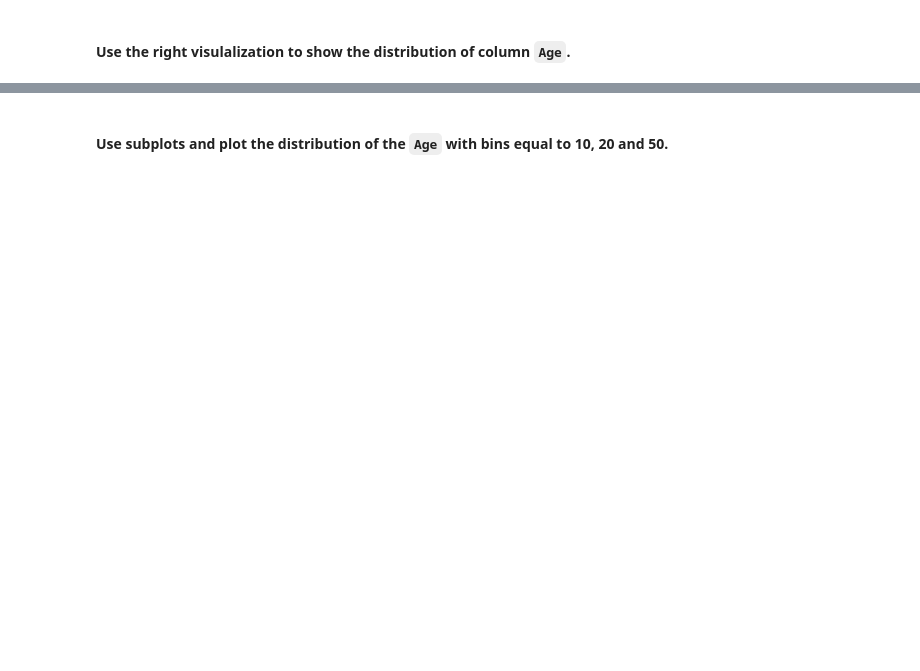
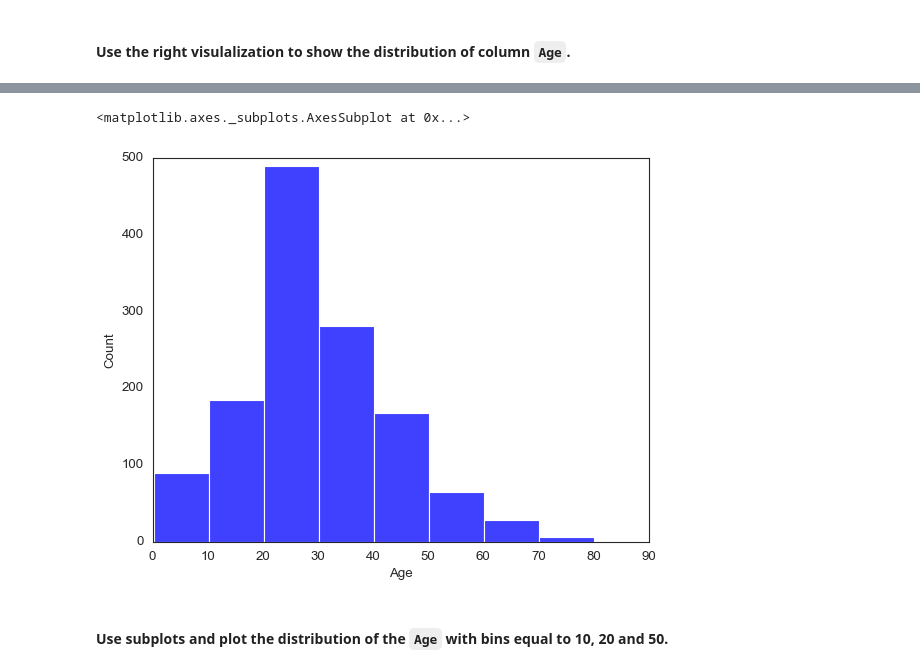
Before and after one commit to GNavarro-DA/dataptmad1121_labs, a Jupyter notebook: module-2/matplotlib-seaborn/your-code/main.ipynb, the cells around one changed output, grey strips where cells are left out. Cells and saved outputs as stored; diff of their text form; code cells hidden in the pictures; blank space fills up the shorter version.

```diff
--- a/module-2/matplotlib-seaborn/your-code/main.ipynb
+++ b/module-2/matplotlib-seaborn/your-code/main.ipynb
@@ -186,2 +253,9 @@ plt.show();
+# %%
+#Seaborn:
+sns.set_style('white')
+sns.histplot(data=titanic, x=titanic['Age'],binwidth=10)
+# %% [output]
+<matplotlib.axes._subplots.AxesSubplot at 0x...>
+[figure, added]
 # %% [markdown]
 #### Use subplots and plot the distribution of the `Age`  with bins equal to 10, 20 and 50.
```
Also changed, not shown: parts of 33 cells of this notebook.
